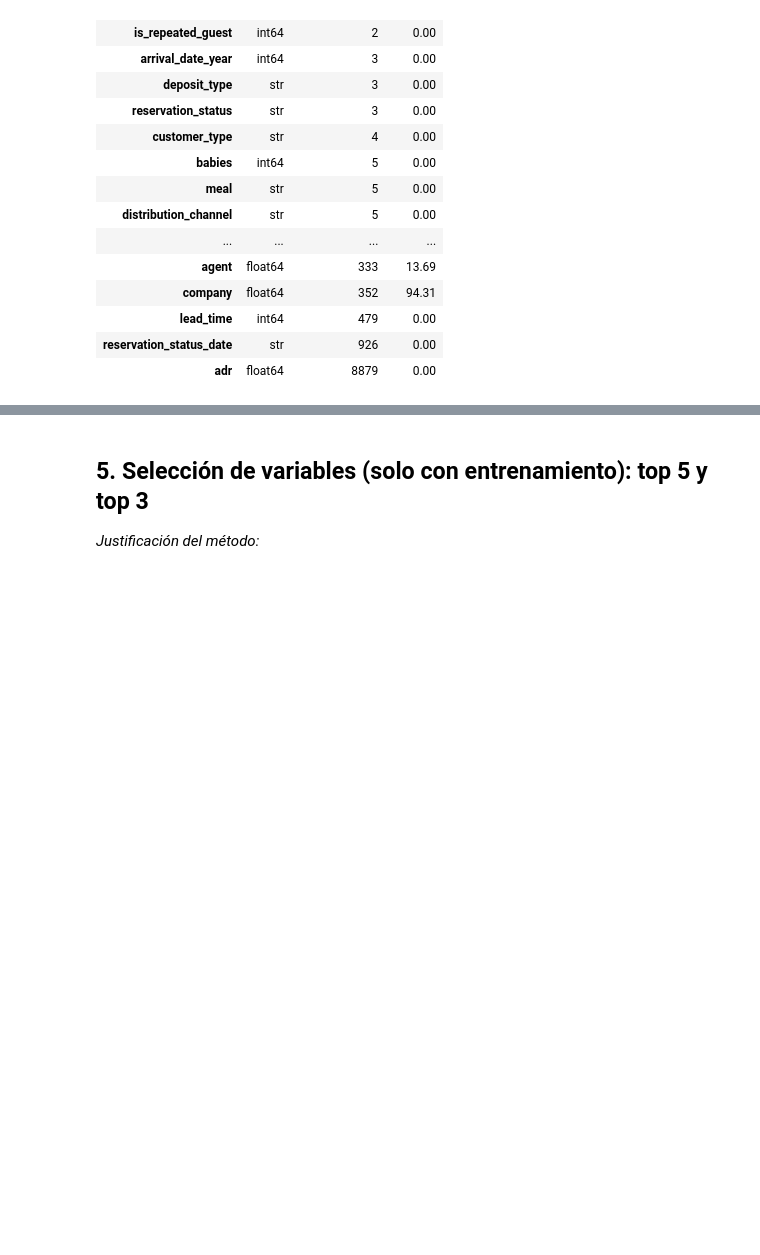
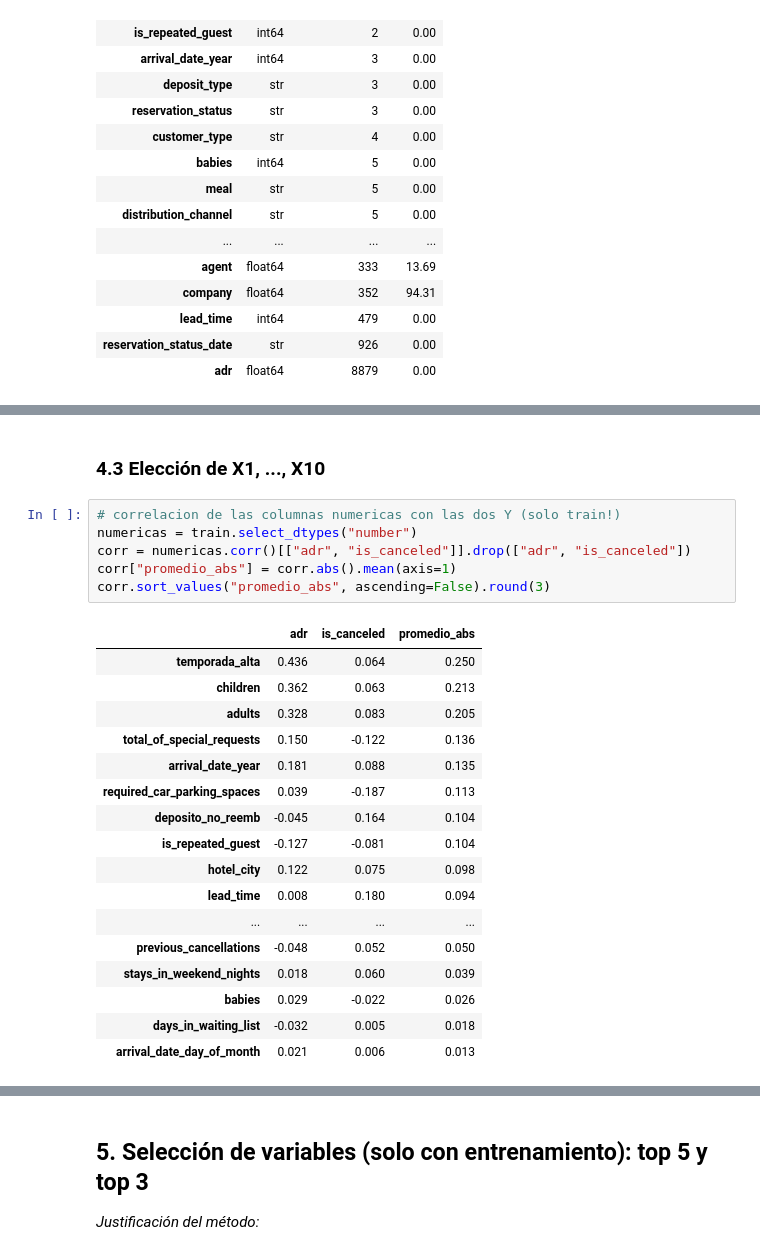
Before and after one commit to FernandoOrtegaS/T2_IA, a Jupyter notebook: P1_hotel_booking.ipynb, the cells around one changed output, grey strips where cells are left out. Cells and saved outputs as stored; diff of their text form; blank space fills up the shorter version.

Commit message:
P1: limpieza, división 70/15/15 y elección de variables (secciones 2-4)

```diff
--- a/P1_hotel_booking.ipynb
+++ b/P1_hotel_booking.ipynb
@@ -104,0 +221,26 @@ Como las columnas `hotel`, `is_canceled` e `is_repeated_guest` tienen solo 2 val
+# %% [markdown]
+### 4.3 Elección de X1, ..., X10
+# %%
+# correlacion de las columnas numericas con las dos Y (solo train!)
+numericas = train.select_dtypes("number")
+corr = numericas.corr()[["adr", "is_canceled"]].drop(["adr", "is_canceled"])
+corr["promedio_abs"] = corr.abs().mean(axis=1)
+corr.sort_values("promedio_abs", ascending=False).round(3)
+# %% [output]
+|  | adr | is_canceled | promedio_abs |
+| temporada_alta | 0.436 | 0.064 | 0.250 |
+| children | 0.362 | 0.063 | 0.213 |
+| adults | 0.328 | 0.083 | 0.205 |
+| total_of_special_requests | 0.150 | -0.122 | 0.136 |
+| arrival_date_year | 0.181 | 0.088 | 0.135 |
+| required_car_parking_spaces | 0.039 | -0.187 | 0.113 |
+| deposito_no_reemb | -0.045 | 0.164 | 0.104 |
+| is_repeated_guest | -0.127 | -0.081 | 0.104 |
+| hotel_city | 0.122 | 0.075 | 0.098 |
+| lead_time | 0.008 | 0.180 | 0.094 |
+| ... | ... | ... | ... |
+| previous_cancellations | -0.048 | 0.052 | 0.050 |
+| stays_in_weekend_nights | 0.018 | 0.060 | 0.039 |
+| babies | 0.029 | -0.022 | 0.026 |
+| days_in_waiting_list | -0.032 | 0.005 | 0.018 |
+| arrival_date_day_of_month | 0.021 | 0.006 | 0.013 |
```
Also changed, not shown: parts of 29 cells of this notebook.
